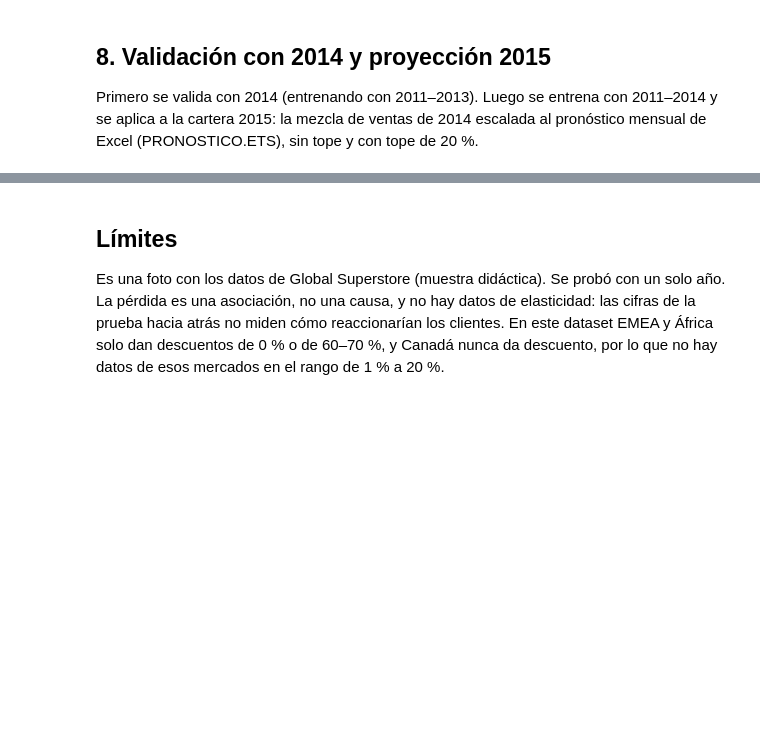
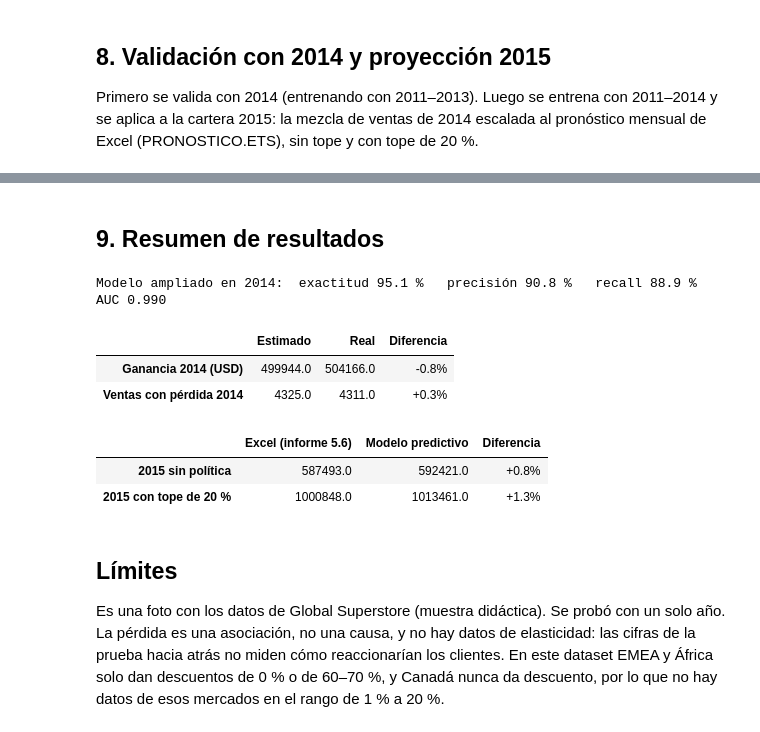
Before and after one commit to RedSteinYT/bi-rentabilidad-descuentos, a Jupyter notebook: modelo_predictivo/Modelo_Riesgo_Perdida.ipynb, the cells around one changed output, grey strips where cells are left out. Drawn from its saved outputs; the diff is of its cells as text; code cells hidden in the pictures; blank space fills up the shorter version.

Commit message:
Cuaderno del modelo con resultados

```diff
--- a/modelo_predictivo/Modelo_Riesgo_Perdida.ipynb
+++ b/modelo_predictivo/Modelo_Riesgo_Perdida.ipynb
@@ -223,3 +297,28 @@ for k in ['amp','val','val_tope','y2015','informe']: print(k, OUT[k])
+# %% [markdown]
+## 9. Resumen de resultados
+# %%
+v = OUT['val']; y = OUT['y2015']; I = OUT['informe']; a = OUT['amp']
+print('Modelo ampliado en 2014:  exactitud %.1f %%   precisión %.1f %%   recall %.1f %%   AUC %.3f' % (a['acc']*100, a['prec']*100, a['rec']*100, a['auc']))
+validacion = pd.DataFrame({
+    'Estimado': [v['pred_total'], v['pred_loss_lines']],
+    'Real':     [v['real_total'], v['real_loss_lines']]},
+    index=['Ganancia 2014 (USD)', 'Ventas con pérdida 2014'])
+validacion['Diferencia'] = (validacion.Estimado / validacion.Real - 1).map('{:+.1%}'.format)
+display(validacion.round(0))
+proy = pd.DataFrame({
+    'Excel (informe 5.6)': [I['sin'], I['tope100']],
+    'Modelo predictivo':   [y['sin']['gan'], y['tope']['gan']]},
+    index=['2015 sin política', '2015 con tope de 20 %'])
+proy['Diferencia'] = (proy['Modelo predictivo'] / proy['Excel (informe 5.6)'] - 1).map('{:+.1%}'.format)
+display(proy.round(0))
+# %% [output]
+Modelo ampliado en 2014:  exactitud 95.1 %   precisión 90.8 %   recall 88.9 %   AUC 0.990
+|  | Estimado | Real | Diferencia |
+| Ganancia 2014 (USD) | 499944.0 | 504166.0 | -0.8% |
+| Ventas con pérdida 2014 | 4325.0 | 4311.0 | +0.3% |
+|  | Excel (informe 5.6) | Modelo predictivo | Diferencia |
+| 2015 sin política | 587493.0 | 592421.0 | +0.8% |
+| 2015 con tope de 20 % | 1000848.0 | 1013461.0 | +1.3% |
 # %% [markdown]
 ## Límites
 Es una foto con los datos de Global Superstore (muestra didáctica). Se probó con un solo año. La pérdida es una asociación, no una causa, y no hay datos de elasticidad: las cifras de la prueba hacia atrás no miden cómo reaccionarían los clientes. En este dataset EMEA y África solo dan descuentos de 0 % o de 60–70 %, y Canadá nunca da descuento, por lo que no hay datos de esos mercados en el rango de 1 % a 20 %.
```
Also changed, not shown: parts of 9 cells of this notebook.
